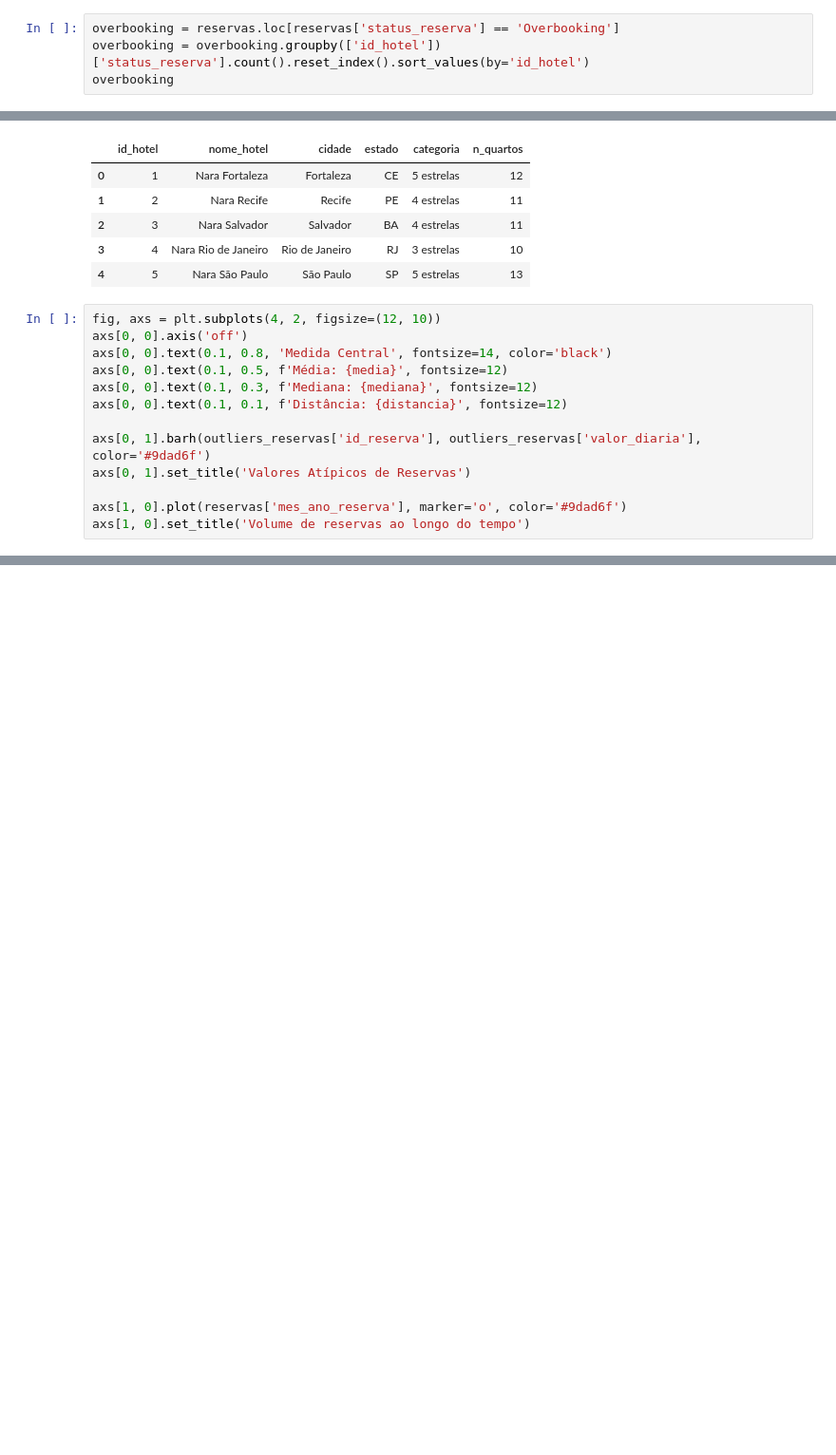
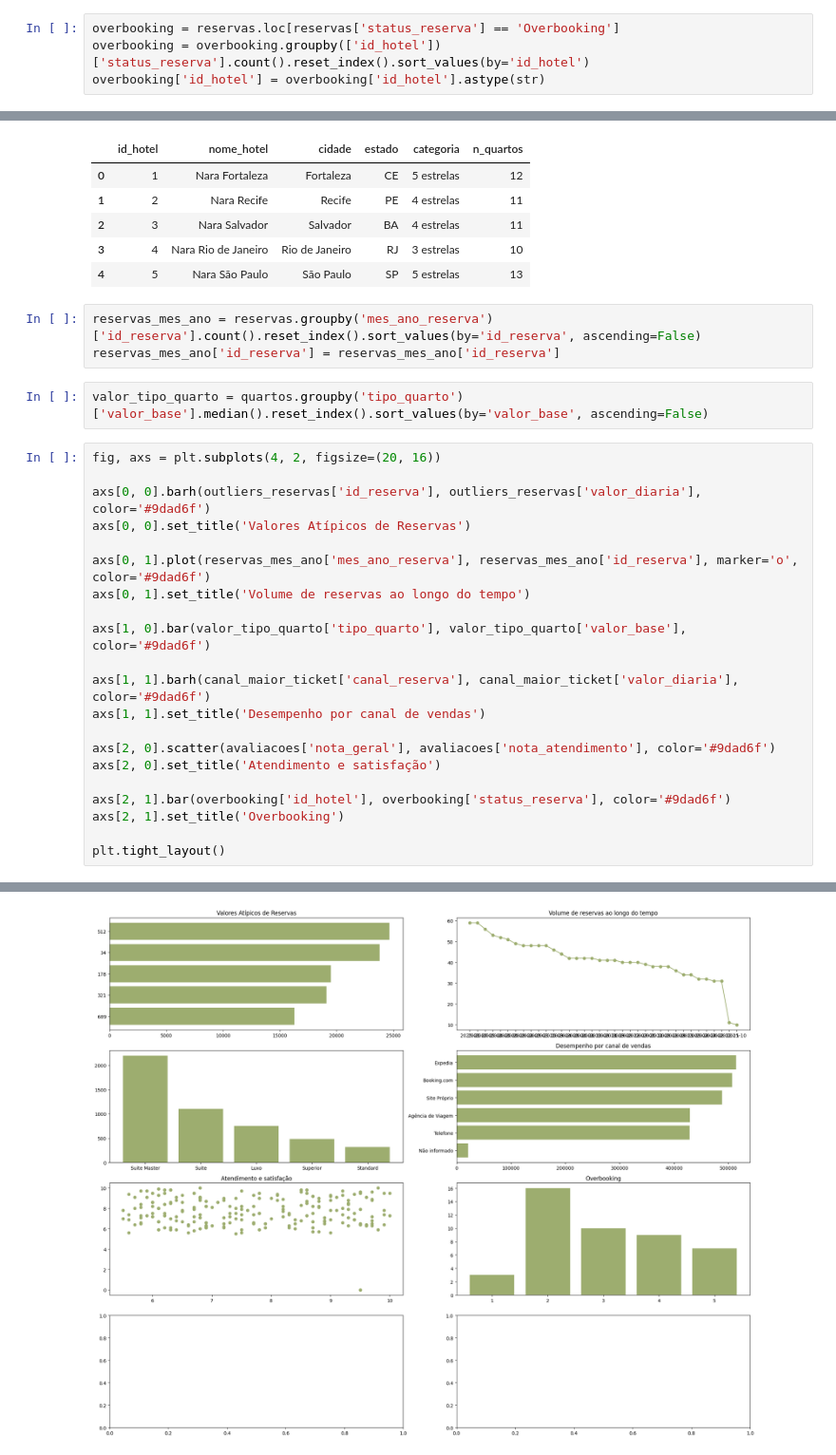
Before and after one commit to isampaio92/analise_nara_hoteis, a Jupyter notebook: analise_nara_hoteis.ipynb, the cells around one changed output, grey strips where cells are left out. Shown at 95% size. Saved outputs shown, nothing was run; the diff lists cells and outputs as text; blank space fills up the shorter version.

```diff
--- a/analise_nara_hoteis.ipynb
+++ b/analise_nara_hoteis.ipynb
@@ -111,4 +111,4 @@ Nara Fortaleza: 3
 # %%
 overbooking = reservas.loc[reservas['status_reserva'] == 'Overbooking']
 overbooking = overbooking.groupby(['id_hotel'])['status_reserva'].count().reset_index().sort_values(by='id_hotel')
-overbooking
+overbooking['id_hotel'] = overbooking['id_hotel'].astype(str)
@@ -128,17 +121,30 @@ hoteis
 | 2 | 3 | Nara Salvador | Salvador | BA | 4 estrelas | 11 |
 | 3 | 4 | Nara Rio de Janeiro | Rio de Janeiro | RJ | 3 estrelas | 10 |
 | 4 | 5 | Nara São Paulo | São Paulo | SP | 5 estrelas | 13 |
+# %%
+reservas_mes_ano = reservas.groupby('mes_ano_reserva')['id_reserva'].count().reset_index().sort_values(by='id_reserva', ascending=False)
+reservas_mes_ano['id_reserva'] = reservas_mes_ano['id_reserva']
+# %%
+valor_tipo_quarto = quartos.groupby('tipo_quarto')['valor_base'].median().reset_index().sort_values(by='valor_base', ascending=False)
 # %%
-fig, axs = plt.subplots(4, 2, figsize=(12, 10))
-axs[0, 0].axis('off')
-axs[0, 0].text(0.1, 0.8, 'Medida Central', fontsize=14, color='black')
-axs[0, 0].text(0.1, 0.5, f'Média: {media}', fontsize=12)
-axs[0, 0].text(0.1, 0.3, f'Mediana: {mediana}', fontsize=12)
-axs[0, 0].text(0.1, 0.1, f'Distância: {distancia}', fontsize=12)
+fig, axs = plt.subplots(4, 2, figsize=(20, 16))
 
-axs[0, 1].barh(outliers_reservas['id_reserva'], outliers_reservas['valor_diaria'], color='#9dad6f')
-axs[0, 1].set_title('Valores Atípicos de Reservas')
+axs[0, 0].barh(outliers_reservas['id_reserva'], outliers_reservas['valor_diaria'], color='#9dad6f')
+axs[0, 0].set_title('Valores Atípicos de Reservas')
 
-axs[1, 0].plot(reservas['mes_ano_reserva'], marker='o', color='#9dad6f')
-axs[1, 0].set_title('Volume de reservas ao longo do tempo')
+axs[0, 1].plot(reservas_mes_ano['mes_ano_reserva'], reservas_mes_ano['id_reserva'], marker='o', color='#9dad6f')
+axs[0, 1].set_title('Volume de reservas ao longo do tempo')
+
+axs[1, 0].bar(valor_tipo_quarto['tipo_quarto'], valor_tipo_quarto['valor_base'], color='#9dad6f')
+
+axs[1, 1].barh(canal_maior_ticket['canal_reserva'], canal_maior_ticket['valor_diaria'], color='#9dad6f')
+axs[1, 1].set_title('Desempenho por canal de vendas')
+
+axs[2, 0].scatter(avaliacoes['nota_geral'], avaliacoes['nota_atendimento'], color='#9dad6f')
+axs[2, 0].set_title('Atendimento e satisfação')
+
+axs[2, 1].bar(overbooking['id_hotel'], overbooking['status_reserva'], color='#9dad6f')
+axs[2, 1].set_title('Overbooking')
+
+plt.tight_layout()
 # %% [output]
@@ -145,0 +151 @@ SyntaxError: invalid syntax (601799214.py, line 11)
+[figure, added]
```
Also changed, not shown: parts of 3 cells of this notebook.
